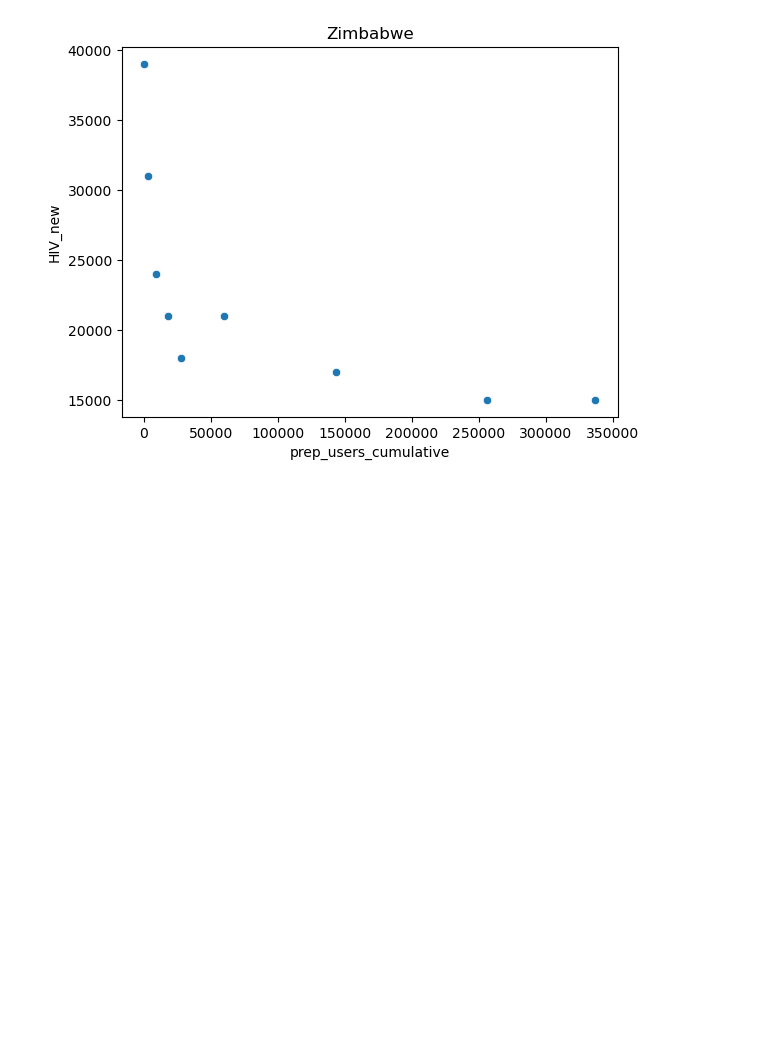
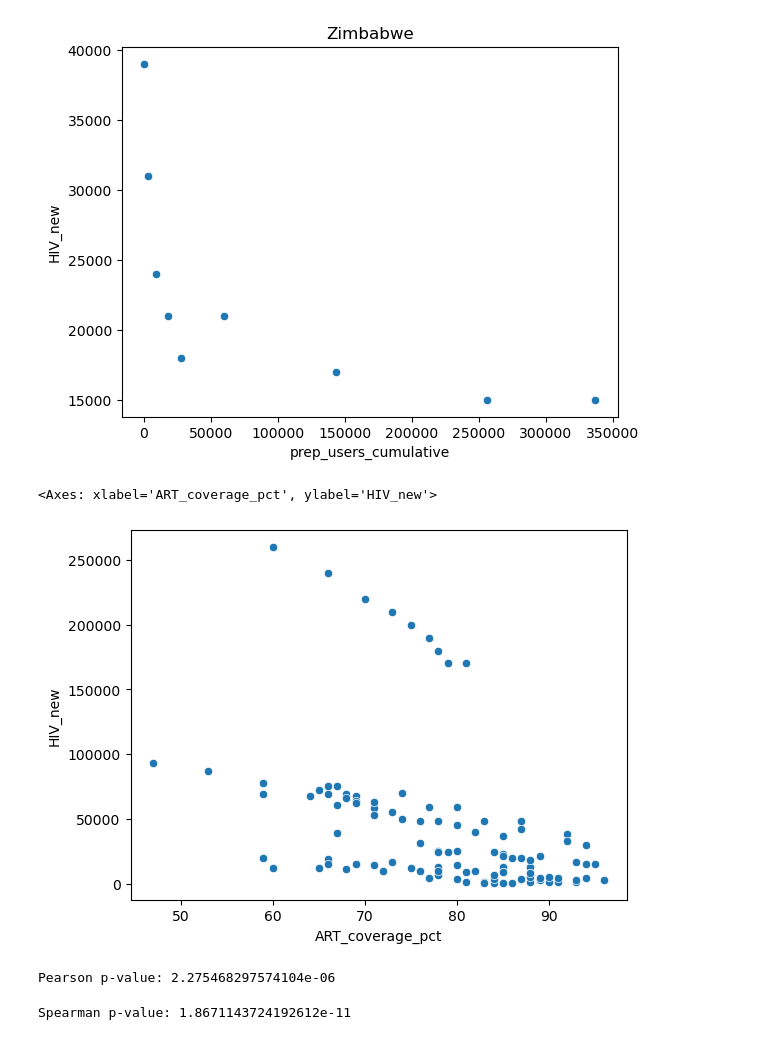
Before and after one commit to TebasMartinez/DA-HIV-PrEP, a Jupyter notebook: Bivariate EDA.ipynb, the cells around one changed output. Cells and saved outputs as stored; diff of their text form; code cells hidden in the pictures; blank space fills up the shorter version.

```diff
--- a/Bivariate EDA.ipynb
+++ b/Bivariate EDA.ipynb
@@ -171,4 +183,6 @@ sns.scatterplot(data=df, x='prep_users_cumulative', y='HIV_new')
 # %%
+df = pd.read_csv("data/filtered_countries.csv")
+df = df.drop(columns=["Unnamed: 0"])
 sns.scatterplot(data=df, x='prep_users_cumulative', y='chlamydia_cases')
 # %% [output]
 <Axes: xlabel='prep_users_cumulative', ylabel='chlamydia_cases'>
@@ -198,3 +212,19 @@ for country in df['country'].unique():
 [figure]
 [figure]
 [figure]
+# %%
+df = df.dropna(subset=["HIV_new", "ART_coverage_pct"])
+sns.scatterplot(data=df, x='ART_coverage_pct', y='HIV_new')
+# %% [output]
+<Axes: xlabel='ART_coverage_pct', ylabel='HIV_new'>
+[figure, added]
+# %%
+r, p_value = pearsonr(df["HIV_new"], df["ART_coverage_pct"])
+print("Pearson p-value:", p_value)
+# %% [output]
+Pearson p-value: 2.275468297574104e-06
+# %%
+rho, p_value_s = spearmanr(df["HIV_new"], df["ART_coverage_pct"])
+print("Spearman p-value:", p_value_s)
+# %% [output]
+Spearman p-value: 1.8671143724192612e-11
```
Also changed, not shown: parts of 5 cells of this notebook.
